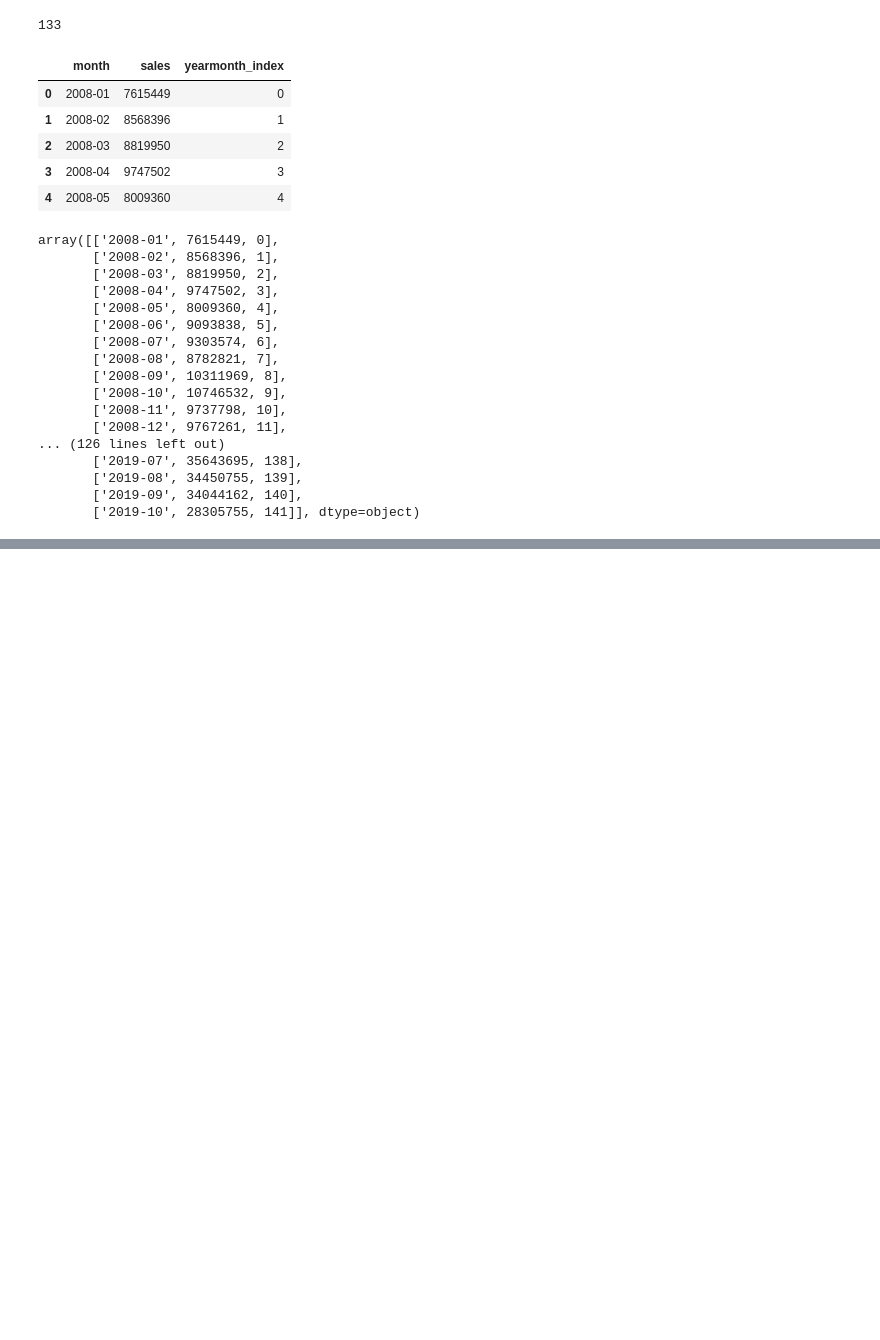
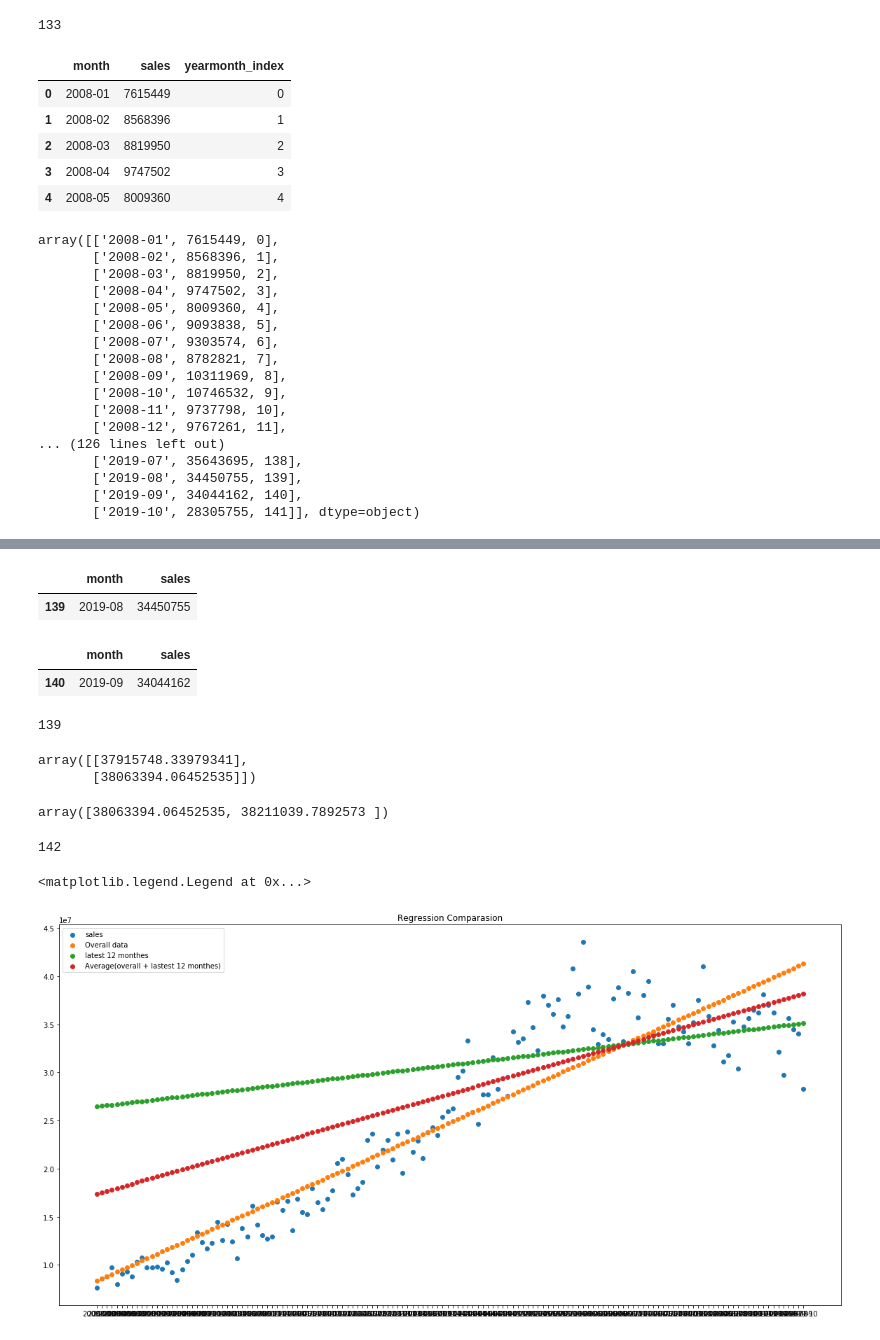
Before and after one commit to windyinwind/ML_sales_predict, a Jupyter notebook: Sales Prediction.ipynb, the cells around one changed output, grey strips where cells are left out. Cells and saved outputs as stored; diff of their text form; code cells hidden in the pictures; blank space fills up the shorter version.

```diff
--- a/Sales Prediction.ipynb
+++ b/Sales Prediction.ipynb
@@ -188,0 +242,14 @@ plt.scatter(X_test, predicts)
+# %%
+sales[sales['month']=='2019-08']
+# %% [output]
+|  | month | sales |
+| 139 | 2019-08 | 34450755 |
+# %%
+sales[sales['month']=='2019-09']
+# %% [output]
+|  | month | sales |
+| 140 | 2019-09 | 34044162 |
+# %%
+yearmonth_to_num('2019-08')
+# %% [output]
+139
@@ -188,0 +258,43 @@ plt.scatter(X_test, predicts)
+# %%
+p2 = reg.predict(np.array([139, 140]).reshape(-1,1))
+# %%
+(p1 + p2) /2
+# %% [output]
+array([[37915748.33979341],
+       [38063394.06452535]])
+# %%
+def predict_all(year_month):
+    year_month_index = [yearmonth_to_num(ym) for ym in year_month]
+    p = reg.predict(np.array([year_month_index]).reshape(-1,1))
+    return p.flatten()
+# %%
+def predict_12(year_month):
+    year_month_index = [yearmonth_to_num(ym) for ym in year_month]
+    p = reg_last_one_year.predict(np.array([year_month_index]).reshape(-1,1))
+    return p.flatten()
+# %%
+def predict_avg(year_month):
+    year_month_index = [yearmonth_to_num(ym) for ym in year_month]
+    p1 = reg_last_one_year.predict(np.array([year_month_index]).reshape(-1,1))
+    p2 = reg.predict(np.array([year_month_index]).reshape(-1,1))
+    avg = (p1.flatten() + p2.flatten()) / 2
+    return avg
+# %%
+predict_avg(['2019-09','2019-10'])
+# %% [output]
+array([38063394.06452535, 38211039.7892573 ])
+# %%
+len(sales['sales'].values)
+# %% [output]
+142
+# %%
+plt.figure(figsize=(20, 10))
+plt.title("Regression Comparasion")
+plt.scatter(sales['month'], sales['sales'])
+plt.scatter(sales['month'], predict_all(sales['month'].values), label='Overall data')
+plt.scatter(sales['month'], predict_12(sales['month'].values), label="latest 12 monthes")
+plt.scatter(sales['month'], predict_avg(sales['month'].values), label="Average(overall + lastest 12 monthes)")
+plt.legend()
+# %% [output]
+<matplotlib.legend.Legend at 0x...>
+[figure, added]
```
Also changed, not shown: parts of 29 cells of this notebook, 1 other file.
